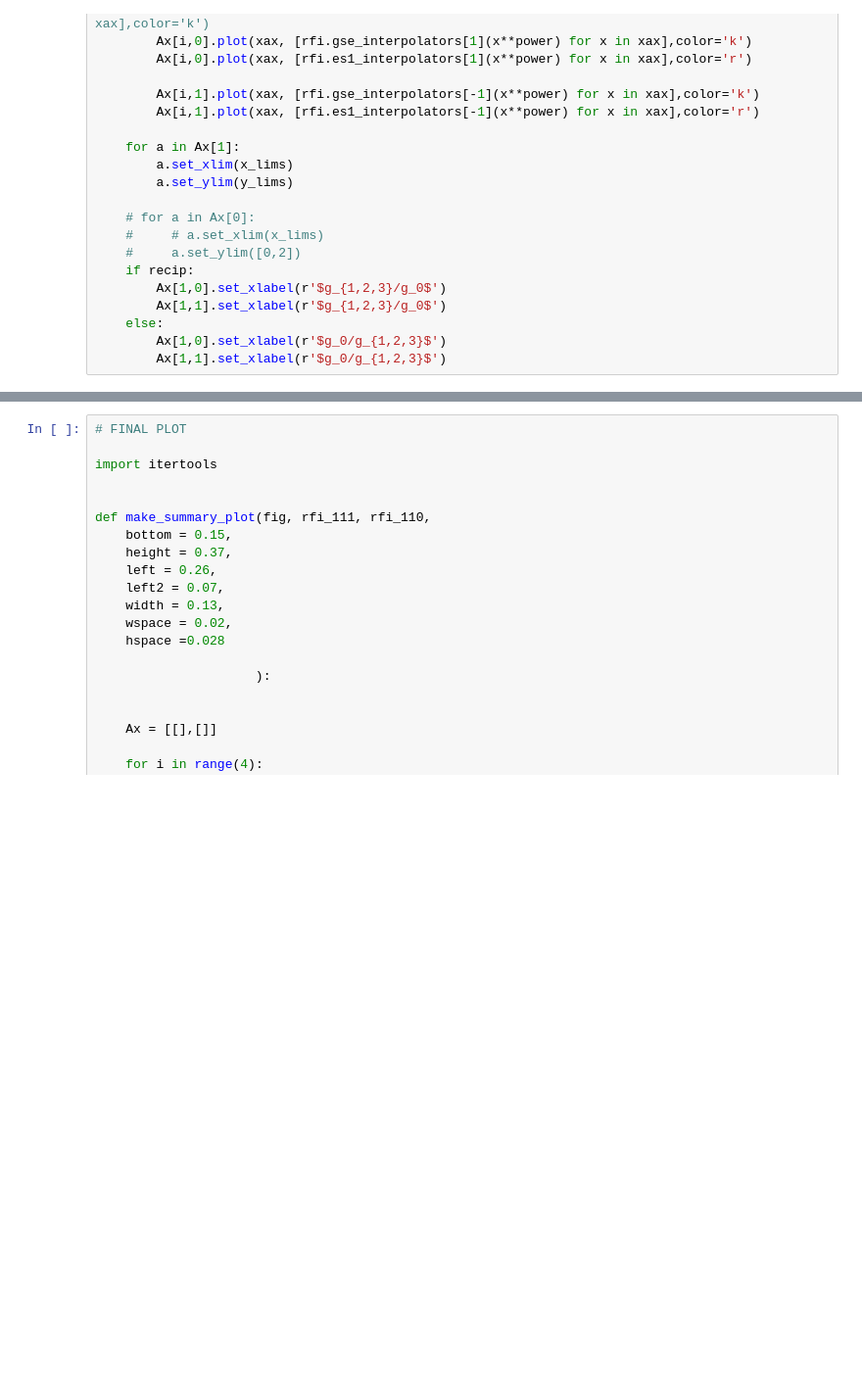
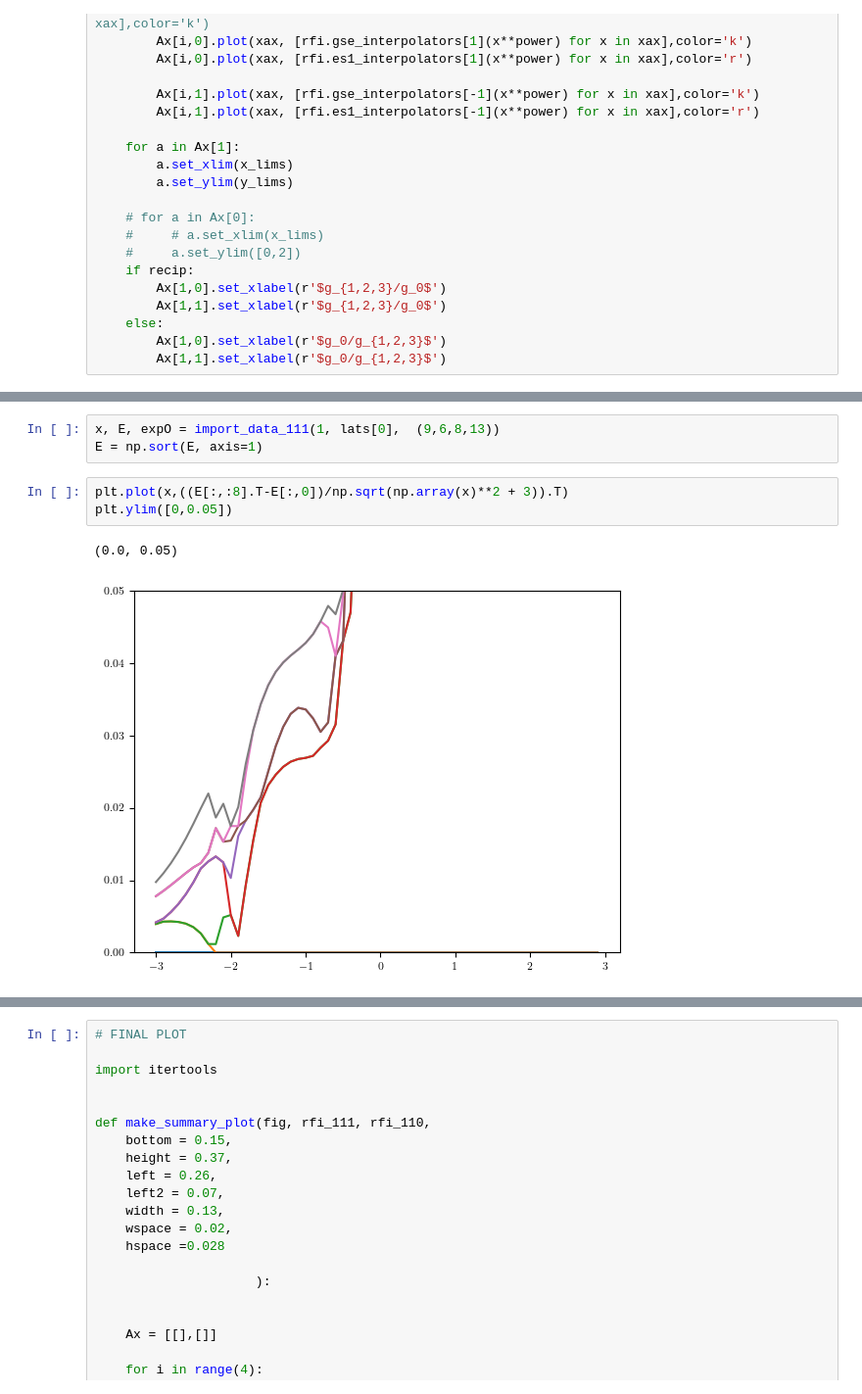
Before and after one commit to Spuriosity1/qsi_subspace_ED, a Jupyter notebook: scripts/process_field.ipynb, the cells around one changed output, grey strips where cells are left out. Shown at 98% size. Cells and saved outputs as stored; diff of their text form; blank space fills up the shorter version.

```diff
--- a/scripts/process_field.ipynb
+++ b/scripts/process_field.ipynb
@@ -231,3 +281,12 @@ class RingInterpolator_110(RingInterpolator):
+# %%
+x, E, expO = import_data_111(1, lats[0],  (9,6,8,13))
+E = np.sort(E, axis=1)
+# %%
+plt.plot(x,((E[:,:8].T-E[:,0])/np.sqrt(np.array(x)**2 + 3)).T)
+plt.ylim([0,0.05])
+# %% [output]
+(0.0, 0.05)
+[figure, added]
 # %%
 from scipy.interpolate import PchipInterpolator
 LinearInterpolator = lambda X,Y : lambda x : np.interp(x,X,Y)
```
Also changed, not shown: parts of 14 cells of this notebook, 13 other files.
